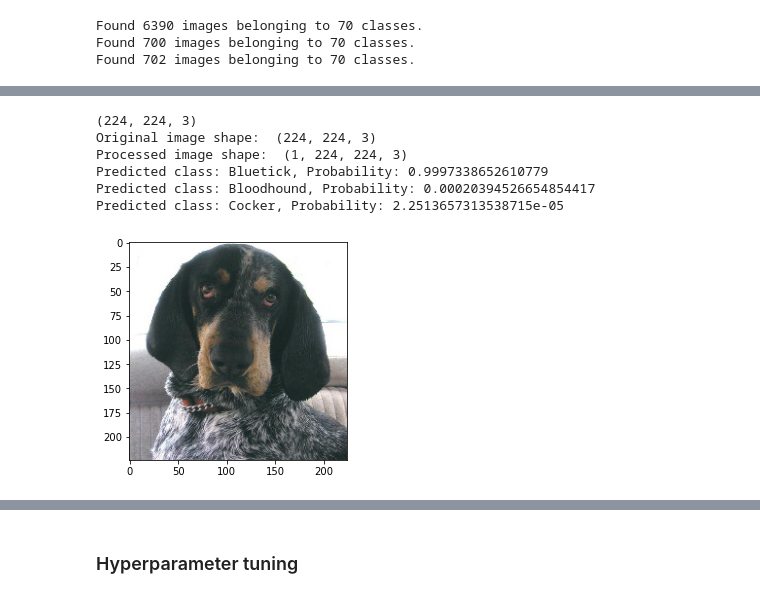
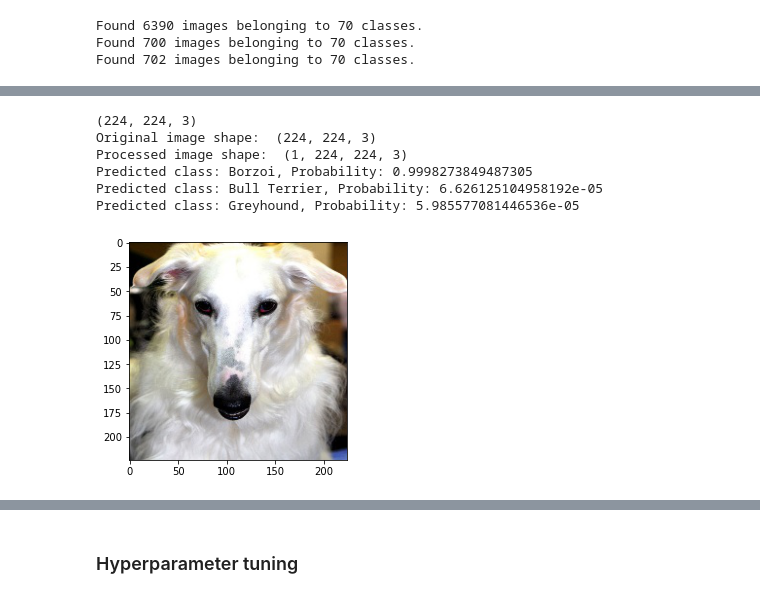
Before and after one commit to TheRealAryanTiwari/AI-In-Biology-Project, a Jupyter notebook: blue_bsc4892/tolingerjiang/Project/AI-In-Biology-Project/Project.ipynb/Project.ipynb, the cells around one changed output, grey strips where cells are left out. Saved outputs shown, nothing was run; the diff lists cells and outputs as text; code cells hidden in the pictures.

```diff
--- a/blue_bsc4892/tolingerjiang/Project/AI-In-Biology-Project/Project.ipynb/Project.ipynb
+++ b/blue_bsc4892/tolingerjiang/Project/AI-In-Biology-Project/Project.ipynb/Project.ipynb
@@ -221,37 +228,37 @@ plt.show()
 # %%
 dog_species = [name for name in os.listdir('./test') if os.path.isdir(os.path.join('./test', name))]
 dog_species.sort()
 # print(dog_species)
 
 def display_top_predictions(predictions, top=3):
     # Get the top predicted classes and corresponding probabilities
     top_indices = np.argsort(predictions)[0][-top:][::-1]
     top_probabilities = predictions[0][top_indices]
 
     # Print the top predictions
     for i in range(top):
         print(f"Predicted class: {dog_species[top_indices[i]]}, Probability: {top_probabilities[i]}")
 
 
 def model_prediction(image_path):
     # Show image
     show_image(image_path)
     # Load and pre-process image
     image = load_and_process_image(image_path)
     # Make predictions
     predictions = model.predict(image)
     #Display top predictions
     display_top_predictions(predictions)
 
-model_prediction("test/Bluetick/04.jpg")
+model_prediction("valid/Borzoi/01.jpg")
 # %% [output]
 (224, 224, 3)
 Original image shape:  (224, 224, 3)
 Processed image shape:  (1, 224, 224, 3)
-Predicted class: Bluetick, Probability: 0.9997338652610779
-Predicted class: Bloodhound, Probability: 0.00020394526654854417
-Predicted class: Cocker, Probability: 2.2513657313538715e-05
+Predicted class: Borzoi, Probability: 0.9998273849487305
+Predicted class: Bull Terrier, Probability: 6.626125104958192e-05
+Predicted class: Greyhound, Probability: 5.985577081446536e-05
-[figure, old version]
+[figure, new version]
 # %%
 import numpy as np
 import matplotlib.pyplot as plt
```
Also changed, not shown: parts of 8 cells of this notebook.
